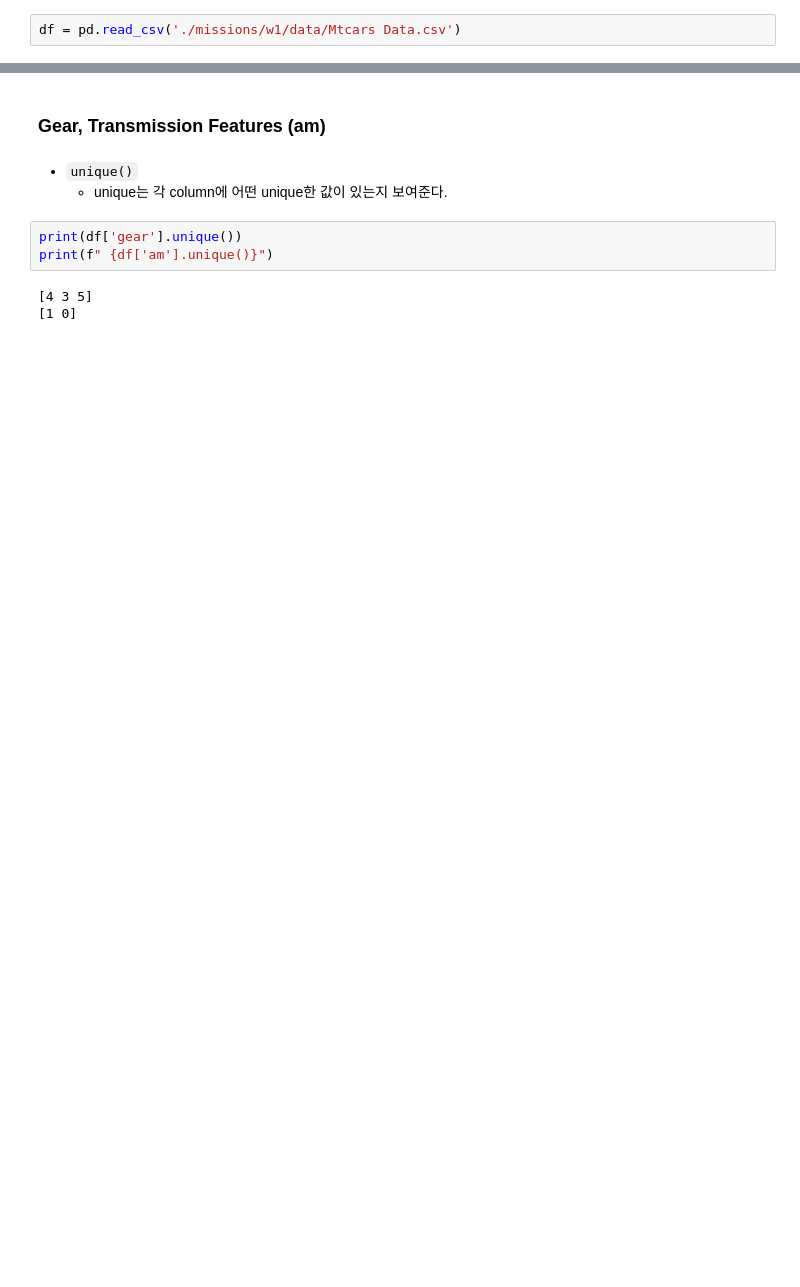
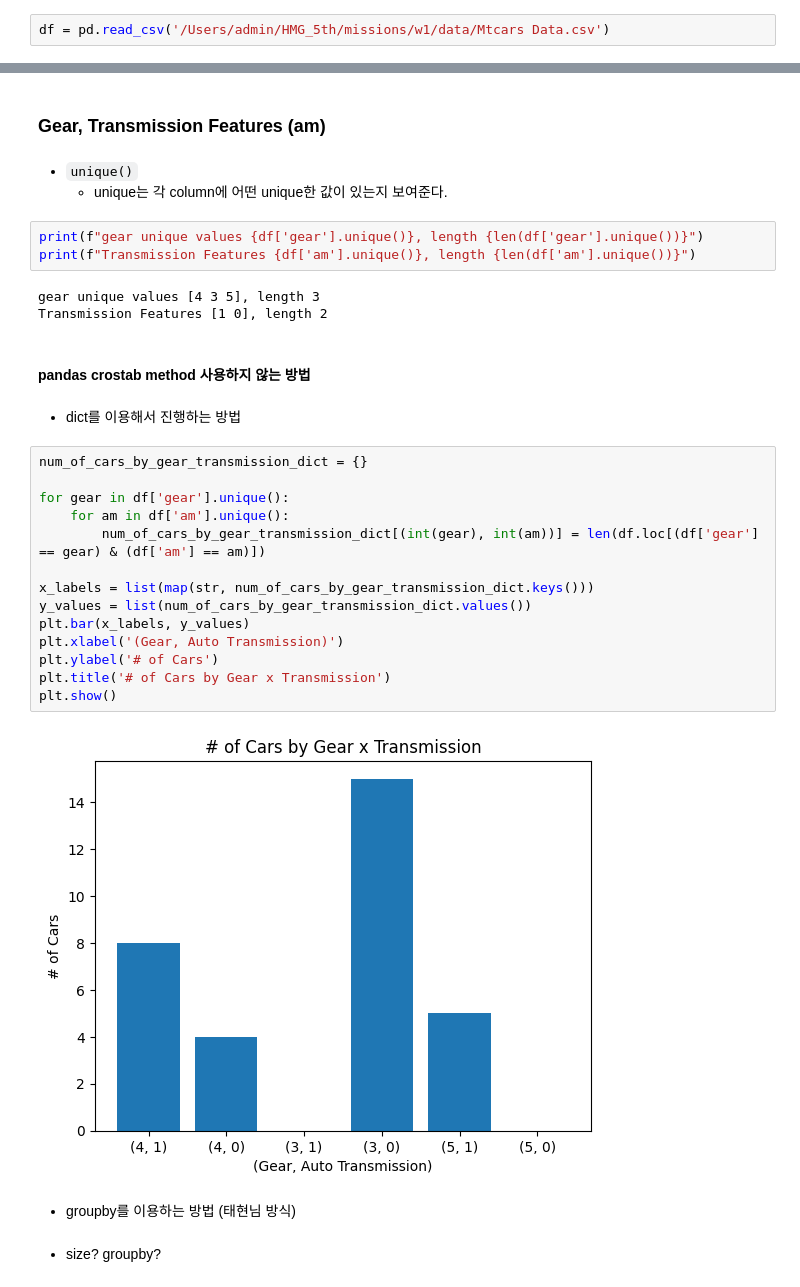
Before and after one commit to softeer5th/data_engineering_course_materials, a Jupyter notebook: missions/w1/w1m1.ipynb, the cells around one changed output, grey strips where cells are left out. Drawn from its saved outputs; the diff is of its cells as text; blank space fills up the shorter version.

```diff
--- a/missions/w1/w1m1.ipynb
+++ b/missions/w1/w1m1.ipynb
@@ -6,7 +8,7 @@ import matplotlib.pyplot as plt
 # %% [markdown]
 ### Pandas로 DataFrame 읽기
 # %%
-df = pd.read_csv('./missions/w1/data/Mtcars Data.csv')
+df = pd.read_csv('/Users/admin/HMG_5th/missions/w1/data/Mtcars Data.csv')
 # %% [markdown]
 ### Dataframe 관련 method
 # %% [markdown]
@@ -129,8 +131,32 @@ df.describe()
 * `unique()`
     * unique는 각 column에 어떤 unique한 값이 있는지 보여준다.
 # %%
-print(df['gear'].unique())
-print(f" {df['am'].unique()}")
+print(f"gear unique values {df['gear'].unique()}, length {len(df['gear'].unique())}")
+print(f"Transmission Features {df['am'].unique()}, length {len(df['am'].unique())}")
 # %% [output]
-[4 3 5]
-[1 0]
+gear unique values [4 3 5], length 3
+Transmission Features [1 0], length 2
+# %% [markdown]
+#### pandas crostab method 사용하지 않는 방법
+# %% [markdown]
+* dict를 이용해서 진행하는 방법
+# %%
+num_of_cars_by_gear_transmission_dict = {}
+
+for gear in df['gear'].unique():
+	for am in df['am'].unique():
+		num_of_cars_by_gear_transmission_dict[(int(gear), int(am))] = len(df.loc[(df['gear'] == gear) & (df['am'] == am)])
+
+x_labels = list(map(str, num_of_cars_by_gear_transmission_dict.keys()))
+y_values = list(num_of_cars_by_gear_transmission_dict.values())
+plt.bar(x_labels, y_values)
+plt.xlabel('(Gear, Auto Transmission)')
+plt.ylabel('# of Cars')
+plt.title('# of Cars by Gear x Transmission')
+plt.show()
+# %% [output]
+[figure, added]
+# %% [markdown]
+* groupby를 이용하는 방법 (태현님 방식)
+# %% [markdown]
+* size? groupby?
```
Also changed, not shown: parts of 13 cells of this notebook.
